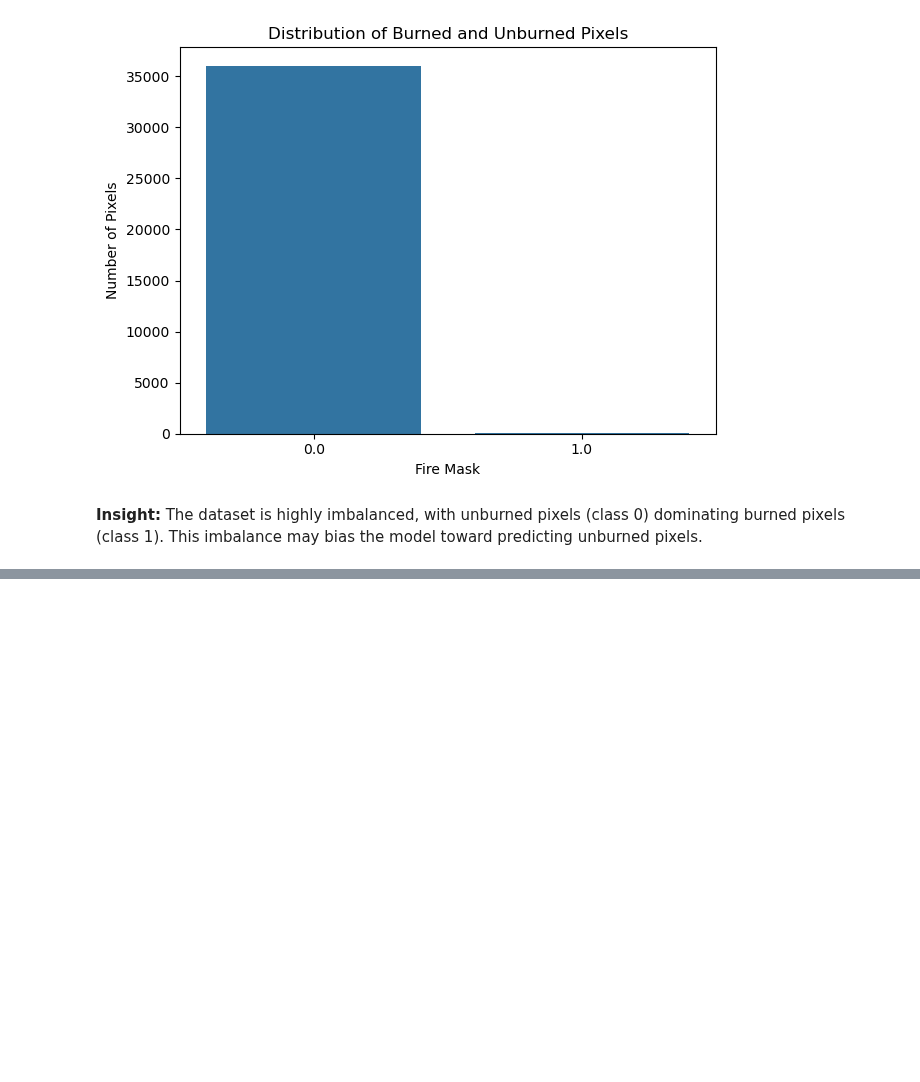
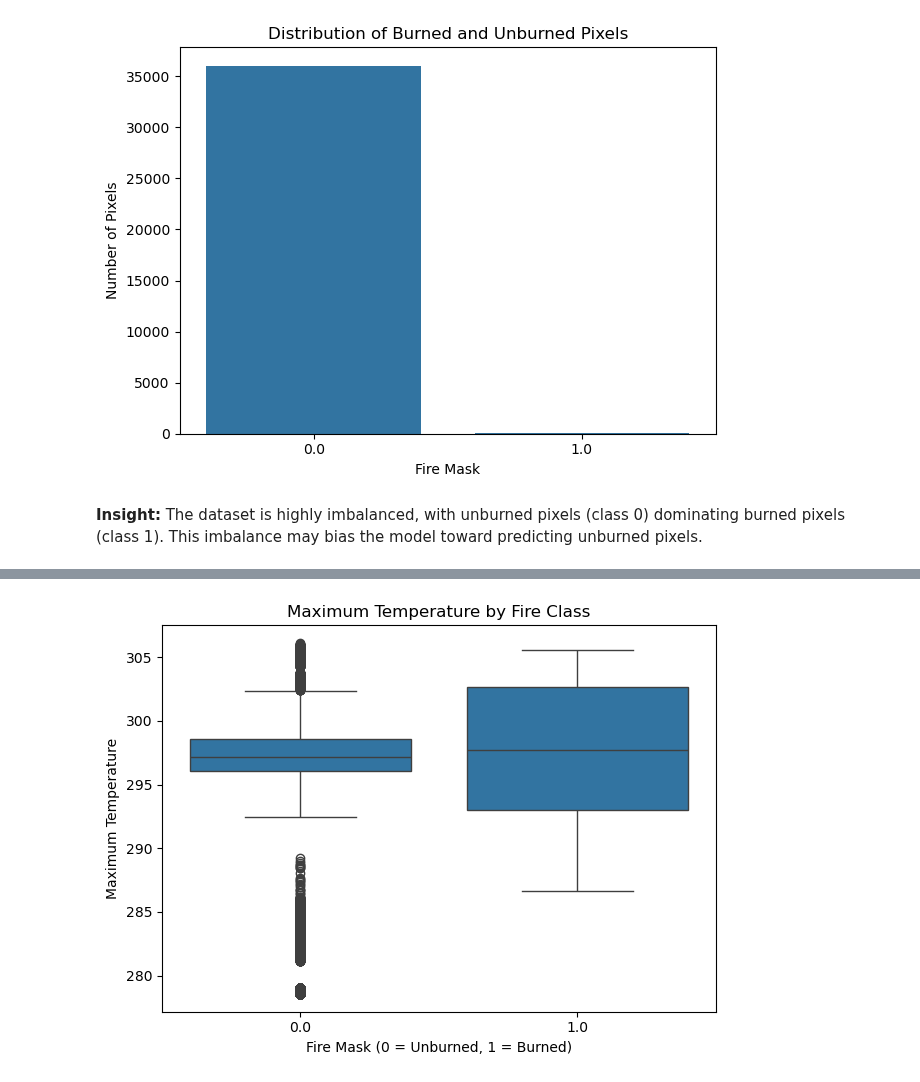
Before and after one commit to connectwithvanshika/TensorTitans_SectionC, a Jupyter notebook: notebooks/02_eda_and_data_quality.ipynb, the cells around one changed output, grey strips where cells are left out. Drawn from its saved outputs; the diff is of its cells as text; code cells hidden in the pictures; blank space fills up the shorter version.

```diff
--- a/notebooks/02_eda_and_data_quality.ipynb
+++ b/notebooks/02_eda_and_data_quality.ipynb
@@ -504,0 +246,11 @@ plt.show()
+# %%
+sns.boxplot(data=tabular_df, x="FireMask", y="tmmx")
+plt.title("Maximum Temperature by Fire Class")
+plt.xlabel("Fire Mask (0 = Unburned, 1 = Burned)")
+plt.ylabel("Maximum Temperature")
+plt.tight_layout()
+plt.savefig(os.path.join(fig_dir, "temperature_by_fire_class.png"), dpi=250)
+plt.show()
+plt.close()
+# %% [output]
+[figure, added]
```
Also changed, not shown: parts of 14 cells of this notebook.
